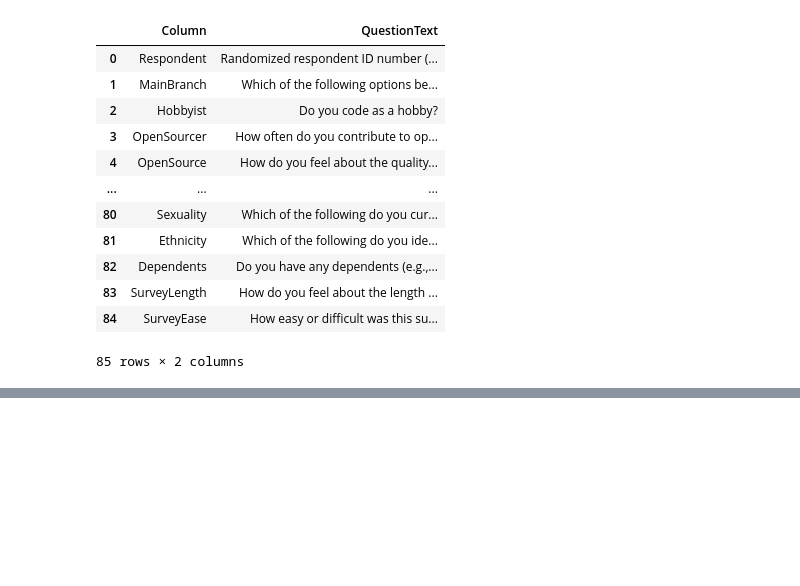
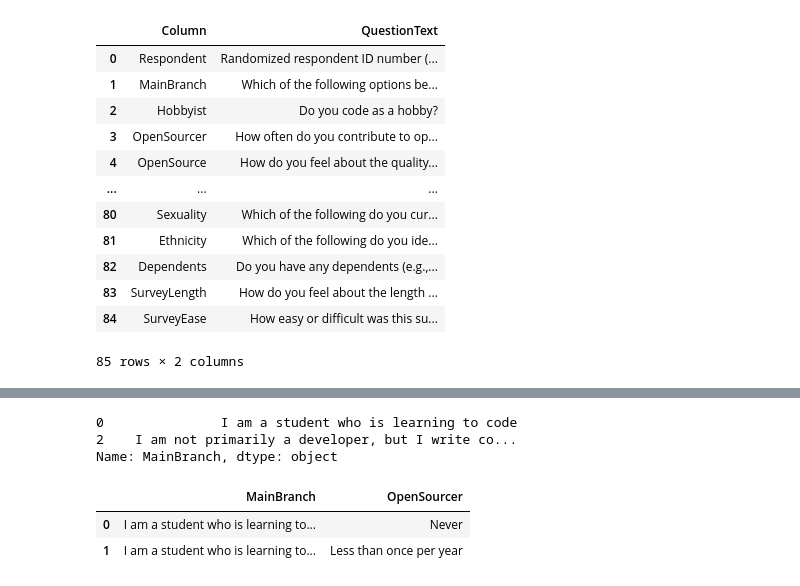
Before and after one commit to gcsuid/fpanda, a Jupyter notebook: pandas-demo.ipynb, the cells around one changed output, grey strips where cells are left out. Saved outputs shown, nothing was run; the diff lists cells and outputs as text; code cells hidden in the pictures; blank space fills up the shorter version.

```diff
--- a/pandas-demo.ipynb
+++ b/pandas-demo.ipynb
@@ -83,0 +214,14 @@ df.tail()
+# %%
+#for row with label 0,2 mainbranch attribute is printed
+df.loc[[0,2], 'MainBranch']
+# %% [output]
+0               I am a student who is learning to code
+2    I am not primarily a developer, but I write co...
+Name: MainBranch, dtype: object
+# %%
+#similarly for a particular lable of a row multiple attribute to be printed
+df.loc[[0,1], ['MainBranch', 'OpenSourcer']]
+# %% [output]
+|  | MainBranch | OpenSourcer |
+| 0 | I am a student who is learning to... | Never |
+| 1 | I am a student who is learning to... | Less than once per year |
```
Also changed, not shown: parts of 13 cells of this notebook.
